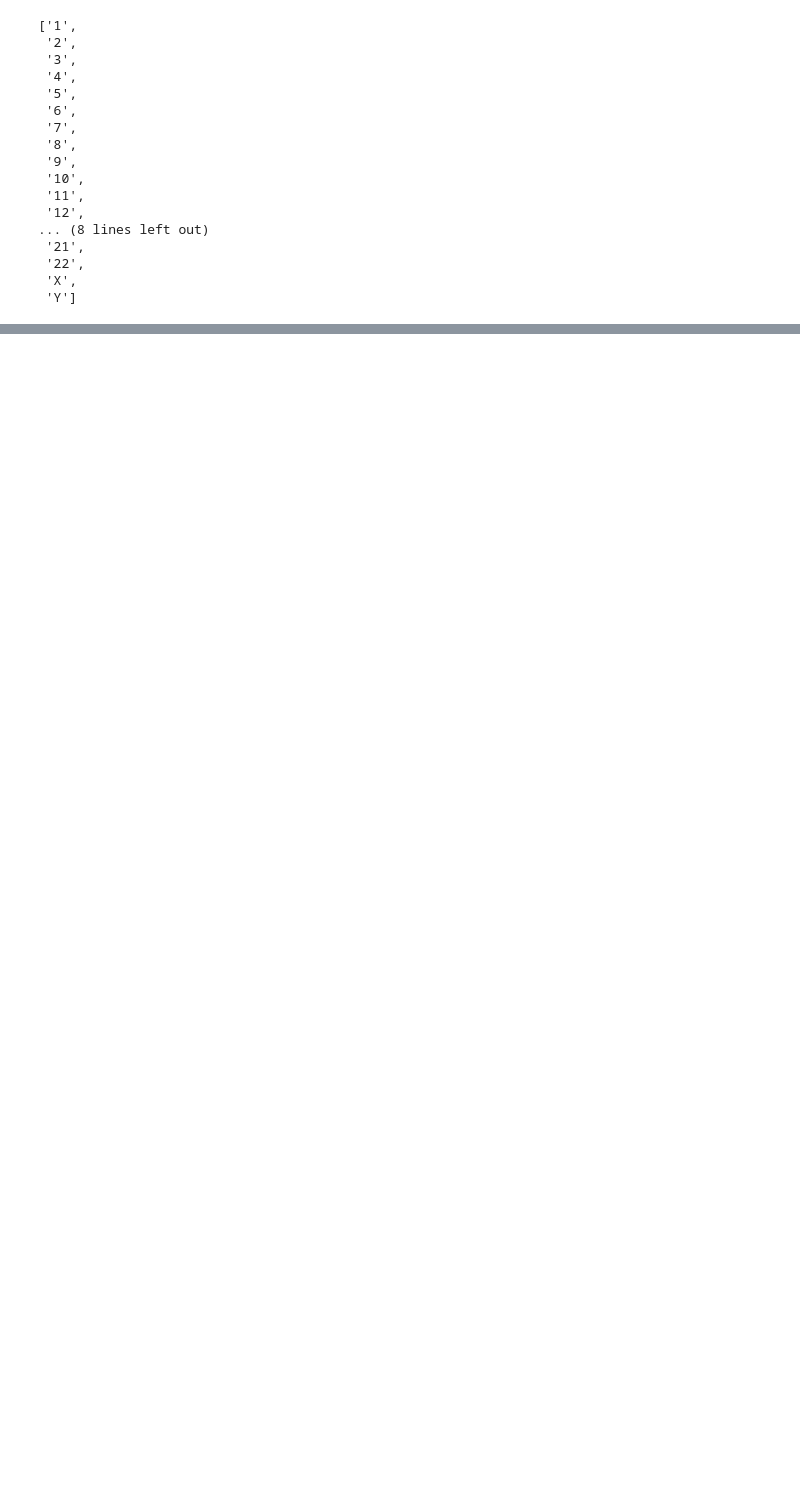
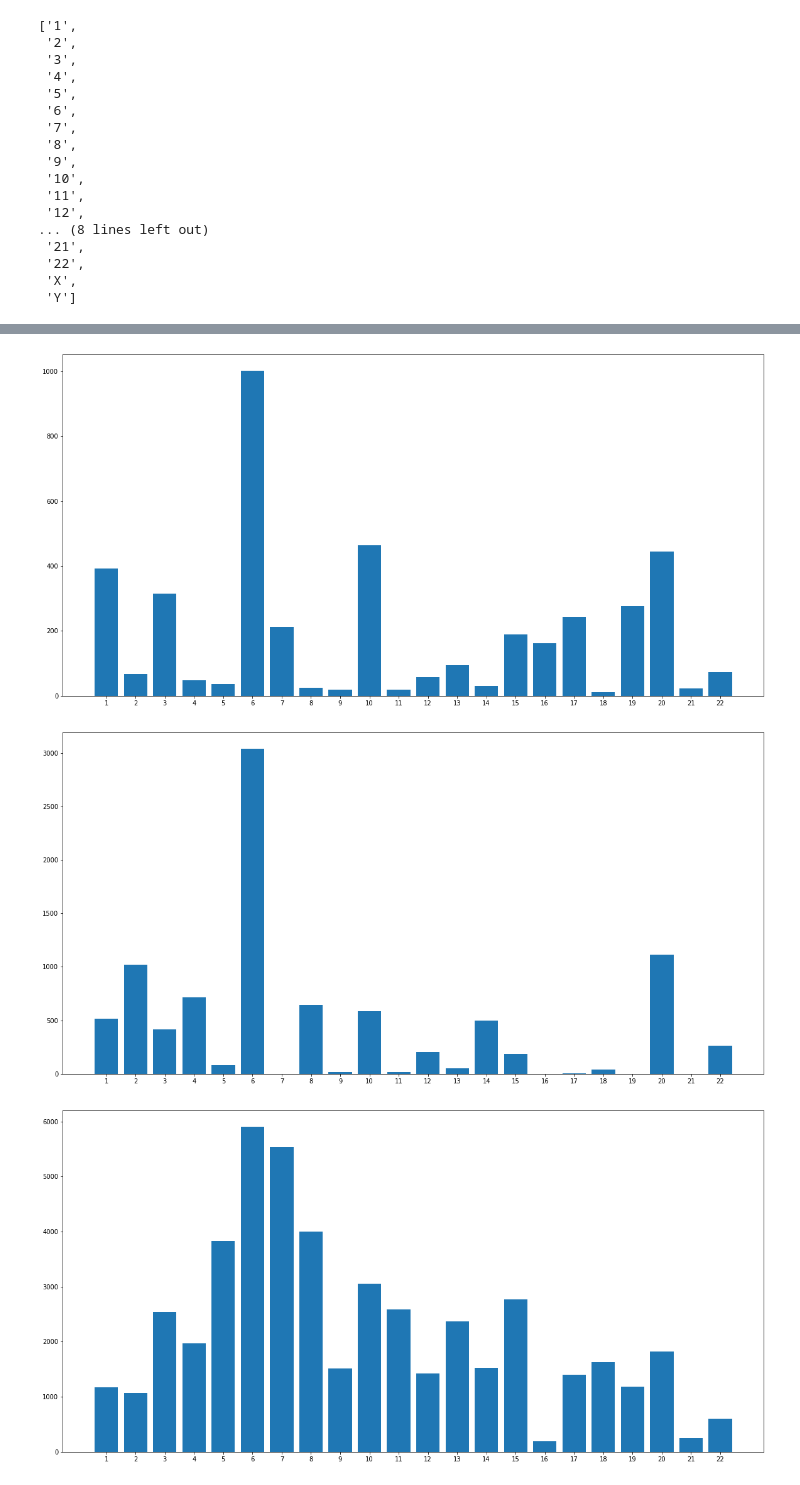
Before and after one commit to martinbudinsky3/BP-tumor-classifier, a Jupyter notebook: main.ipynb, the cells around one changed output, grey strips where cells are left out. Drawn from its saved outputs; the diff is of its cells as text; code cells hidden in the pictures; blank space fills up the shorter version.

```diff
--- a/main.ipynb
+++ b/main.ipynb
@@ -481,0 +366,12 @@ jaccard_in
+# %%
+def count_tumors_areas(tumors_bins):
+    tumors_areas = []
+    for tumor_bins in tumors_bins:
+        tumor_areas = count_genome_areas(tumor_bins)
+        tumors_areas.append(tumor_areas)
+
+    return tumors_areas
+# %%
+tumors_areas = count_tumors_areas(tumors_bins)
+
+tumors_areas
@@ -481,0 +396,7 @@ jaccard_in
+# %%
+for tumor_areas in tumors_areas:
+    visualize_areas_bar(tumor_areas)
+# %% [output]
+[figure, added]
+[figure, added]
+[figure, added]
```
Also changed, not shown: parts of 51 cells of this notebook, 1 other file.
